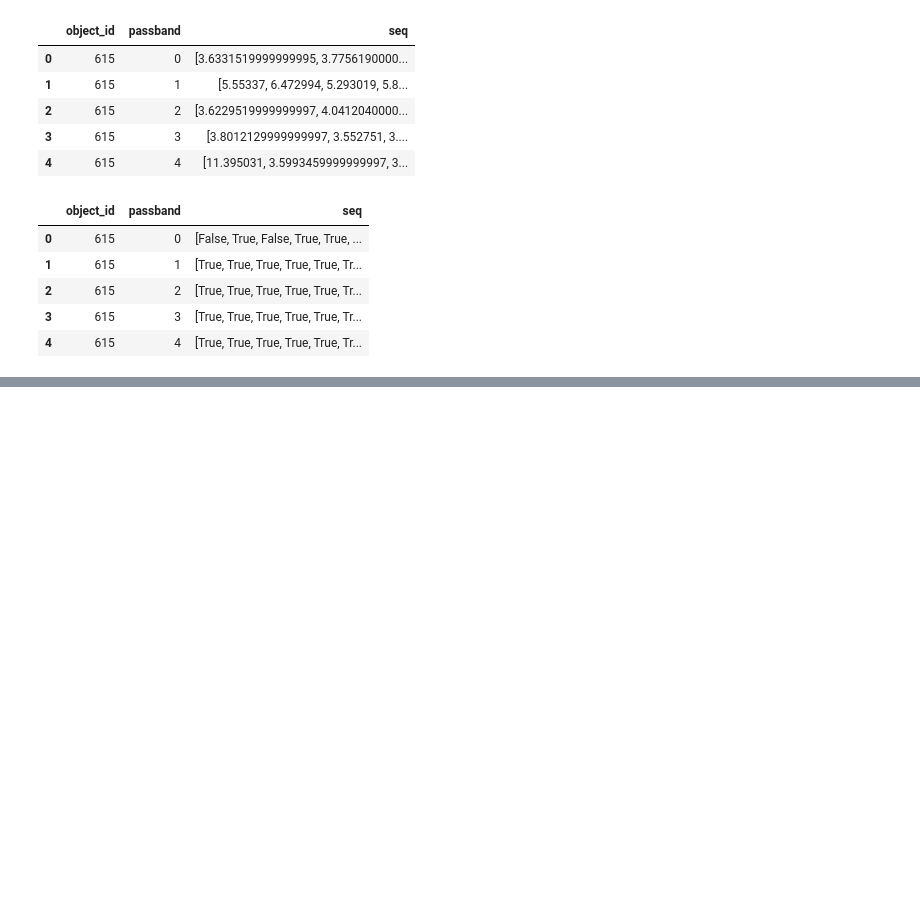
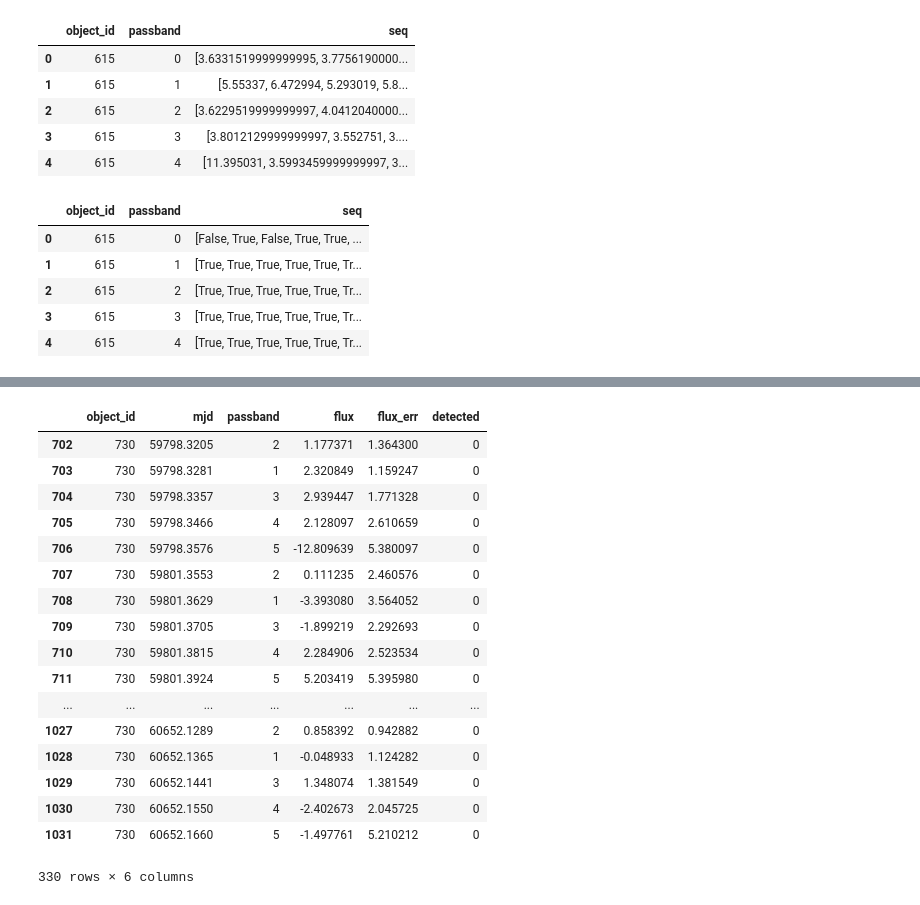
Before and after one commit to yfe404/kaggle-plasticc-astronomical-classification, a Jupyter notebook: data-transformation/Projet Plasticc.ipynb, the cells around one changed output, grey strips where cells are left out. Drawn from its saved outputs; the diff is of its cells as text; code cells hidden in the pictures; blank space fills up the shorter version.

```diff
--- a/data-transformation/Projet Plasticc.ipynb
+++ b/data-transformation/Projet Plasticc.ipynb
@@ -336,0 +372,23 @@ det.head()
+# %%
+lc.head(1000)
+lc2=lc[lc.object_id==730]
+lc2
+# %% [output]
+|  | object_id | mjd | passband | flux | flux_err | detected |
+| 702 | 730 | 59798.3205 | 2 | 1.177371 | 1.364300 | 0 |
+| 703 | 730 | 59798.3281 | 1 | 2.320849 | 1.159247 | 0 |
+| 704 | 730 | 59798.3357 | 3 | 2.939447 | 1.771328 | 0 |
+| 705 | 730 | 59798.3466 | 4 | 2.128097 | 2.610659 | 0 |
+| 706 | 730 | 59798.3576 | 5 | -12.809639 | 5.380097 | 0 |
+| 707 | 730 | 59801.3553 | 2 | 0.111235 | 2.460576 | 0 |
+| 708 | 730 | 59801.3629 | 1 | -3.393080 | 3.564052 | 0 |
+| 709 | 730 | 59801.3705 | 3 | -1.899219 | 2.292693 | 0 |
+| 710 | 730 | 59801.3815 | 4 | 2.284906 | 2.523534 | 0 |
+| 711 | 730 | 59801.3924 | 5 | 5.203419 | 5.395980 | 0 |
+| ... | ... | ... | ... | ... | ... | ... |
+| 1027 | 730 | 60652.1289 | 2 | 0.858392 | 0.942882 | 0 |
+| 1028 | 730 | 60652.1365 | 1 | -0.048933 | 1.124282 | 0 |
+| 1029 | 730 | 60652.1441 | 3 | 1.348074 | 1.381549 | 0 |
+| 1030 | 730 | 60652.1550 | 4 | -2.402673 | 2.045725 | 0 |
+| 1031 | 730 | 60652.1660 | 5 | -1.497761 | 5.210212 | 0 |
+330 rows × 6 columns
```
Also changed, not shown: parts of 4 cells of this notebook.
